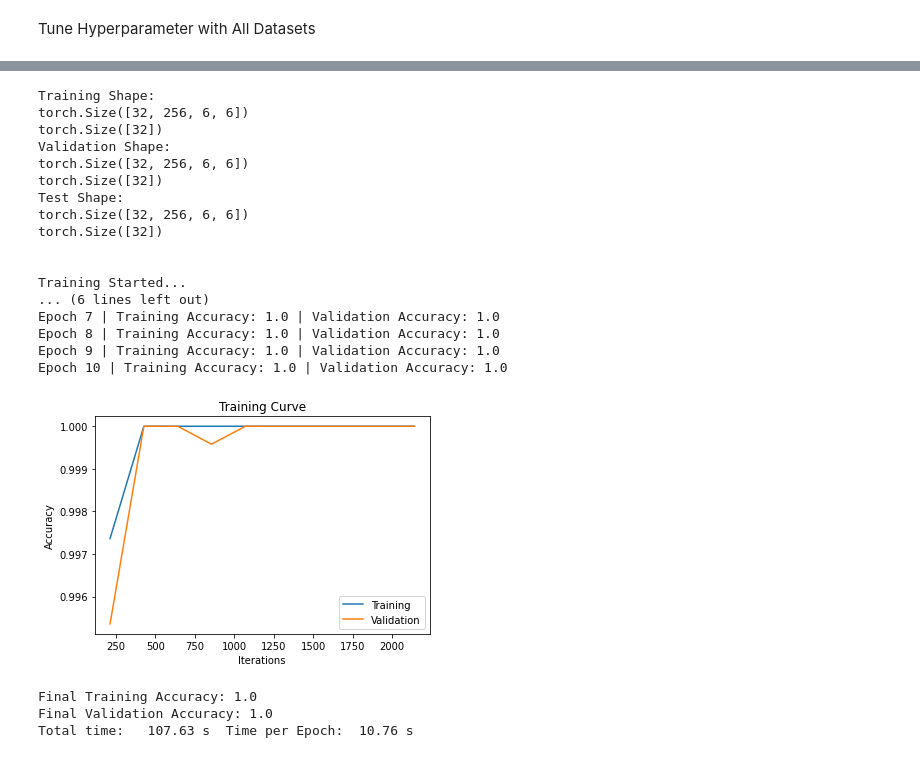
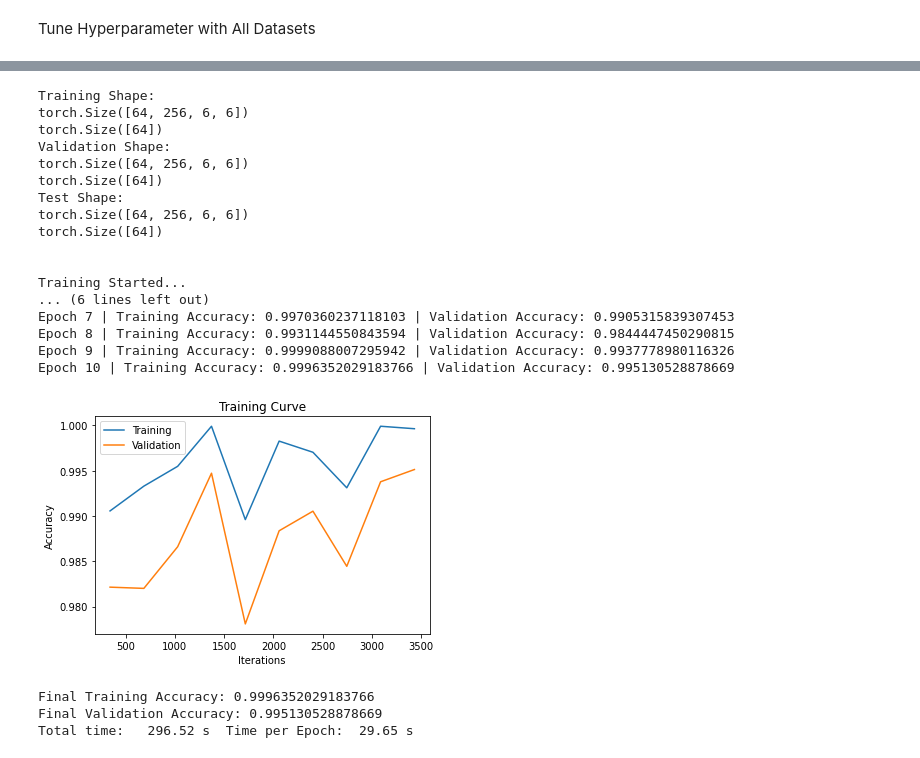
Before and after one commit to SupermarketAutomationAI/PrimaryModel_1, a Jupyter notebook: primary_model_JX.ipynb, the cells around one changed output, grey strips where cells are left out. Drawn from its saved outputs; the diff is of its cells as text; code cells hidden in the pictures.

Commit message:
Using full dataset V3, achieving 99.5% validation accuracy with 17 classes

```diff
--- a/primary_model_JX.ipynb
+++ b/primary_model_JX.ipynb
@@ -38,7 +20,7 @@ import math
 import shutil
 # %%
 # create data directory and move all images into it
-parent_dir = "/root/datasets/V2_combinedDS"
+parent_dir = "/root/datasets/V3_combined_all_DS"
 os.chdir(parent_dir)
 category_list = list(filter(lambda x: os.path.isdir(x), os.listdir()))
 data_dir = parent_dir + '/' + "data"
@@ -49,10 +31,14 @@ for category in category_list:
 # %%
 train_split = 0.6
 
+classes_with_no_files = []
+
 dataset_dirs= ['train','val','test']
 for dsdirs in dataset_dirs:
- path = parent_dir + '/'+ dsdirs
- os.mkdir( path,755 )
+    path = parent_dir + '/'+ dsdirs
+    if os.path.exists(path):
+      shutil.rmtree(path)
+    os.mkdir( path, 755 )
 
 for category in category_list:
     src_path = parent_dir + '/data/' + category
@@ -117,5 +103,16 @@ for category in category_list:
     print("TEST - {} : {} files".format(category, test_files))
 
     total_files = train_files + val_files + test_files
-    print("Split: {}% training, {}% validation, and {}% test".format((train_files/total_files * 100), (val_files/total_files * 100), (test_files/total_files * 100)))
+    if total_files is 0:
+      # some class directories have children directories with all the photos
+      # will skip these classes
+      classes_with_no_files.append(category)
+      continue;
+    print("Split: {}% training, {}% validation, and {}% test".
+          format((train_files/total_files * 100), (val_files/total_files * 100),
+                 (test_files/total_files * 100)))
+
+#####
+print("\n\n!!!WARNING!!! the following classes are empty:")
+print(classes_with_no_files)
 # %% [output]
@@ -391,7 +395,7 @@ class AlexNetCNNClassifier(nn.Module):
         super(AlexNetCNNClassifier, self).__init__()
         self.conv1 = nn.Conv2d(256, 128, 3) # creates 4x4 feature map
         self.pool = nn.MaxPool2d(2, 2) # createst 2x2 feature map
-        self.fc1 = nn.Linear(128*2*2, 7)
+        self.fc1 = nn.Linear(128*2*2, 17)
 
     def forward(self, x):
         x = self.pool(F.relu(self.conv1(x)))
@@ -486,27 +491,27 @@ Total time:   546.90 s
 # %%
-# With 7 classes and V2
+# With 17 classes and V3
 model = AlexNetCNNClassifier()
-train_loader, val_loader, test_loader = get_feature_loader(parent_dir, batch_size=32) # reload AlexNet features with new batch_size
-train_AlexNet(model, train_loader, val_loader, batch_size=32, num_epochs=10)
+train_loader, val_loader, test_loader = get_feature_loader(parent_dir, batch_size=64) # reload AlexNet features with new batch_size
+train_AlexNet(model, train_loader, val_loader, batch_size=64, num_epochs=10)
 # %% [output]
 Training Shape:
-torch.Size([32, 256, 6, 6])
-torch.Size([32])
+torch.Size([64, 256, 6, 6])
+torch.Size([64])
 Validation Shape:
-torch.Size([32, 256, 6, 6])
-torch.Size([32])
+torch.Size([64, 256, 6, 6])
+torch.Size([64])
 Test Shape:
-torch.Size([32, 256, 6, 6])
-torch.Size([32])
+torch.Size([64, 256, 6, 6])
+torch.Size([64])
 
 
 Training Started...
 ... (6 lines left out)
-Epoch 7 | Training Accuracy: 1.0 | Validation Accuracy: 1.0
-Epoch 8 | Training Accuracy: 1.0 | Validation Accuracy: 1.0
-Epoch 9 | Training Accuracy: 1.0 | Validation Accuracy: 1.0
-Epoch 10 | Training Accuracy: 1.0 | Validation Accuracy: 1.0
+Epoch 7 | Training Accuracy: 0.9970360237118103 | Validation Accuracy: 0.9905315839307453
+Epoch 8 | Training Accuracy: 0.9931144550843594 | Validation Accuracy: 0.9844447450290815
+Epoch 9 | Training Accuracy: 0.9999088007295942 | Validation Accuracy: 0.9937778980116326
+Epoch 10 | Training Accuracy: 0.9996352029183766 | Validation Accuracy: 0.995130528878669
-[figure, old version]
+[figure, new version]
-Final Training Accuracy: 1.0
-Final Validation Accuracy: 1.0
-Total time:   107.63 s  Time per Epoch:  10.76 s
+Final Training Accuracy: 0.9996352029183766
+Final Validation Accuracy: 0.995130528878669
+Total time:   296.52 s  Time per Epoch:  29.65 s
```
Also changed, not shown: parts of 7 cells of this notebook.
